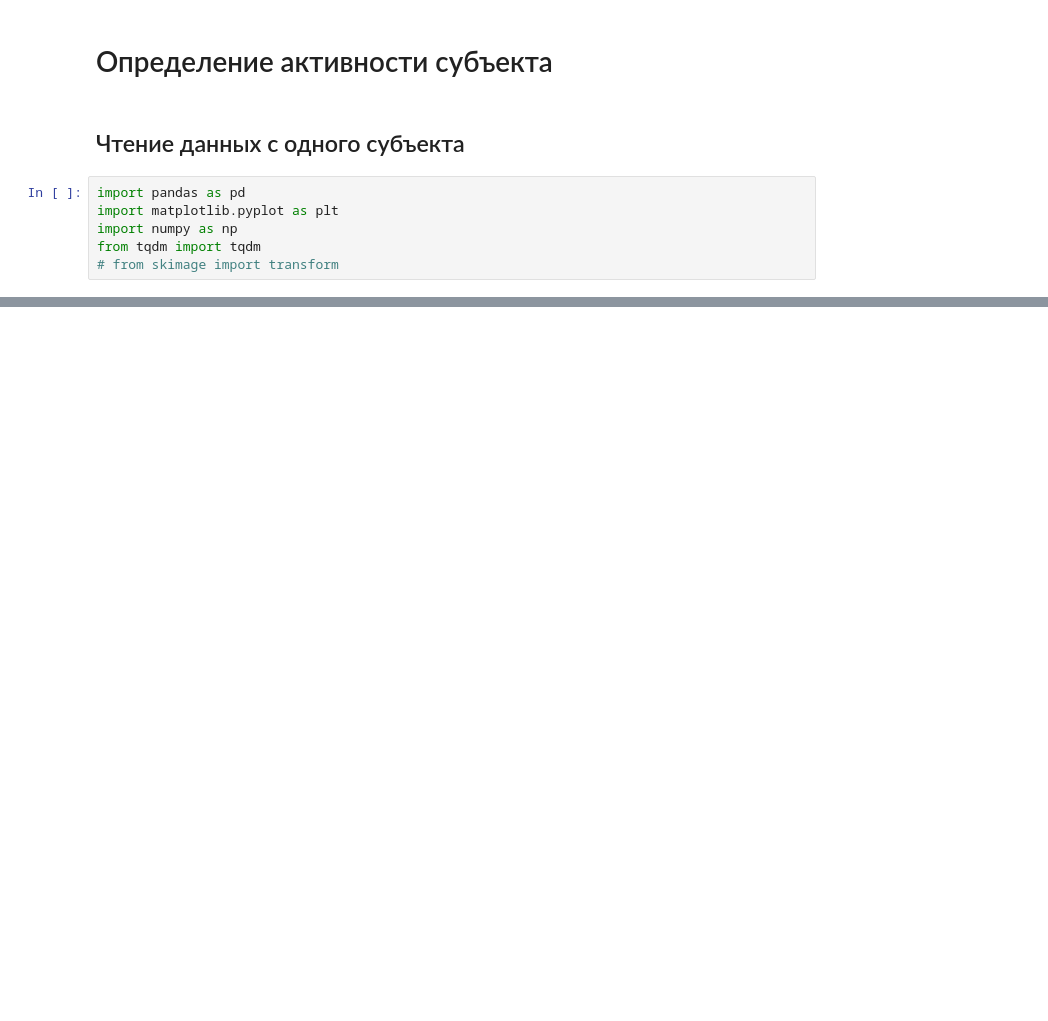
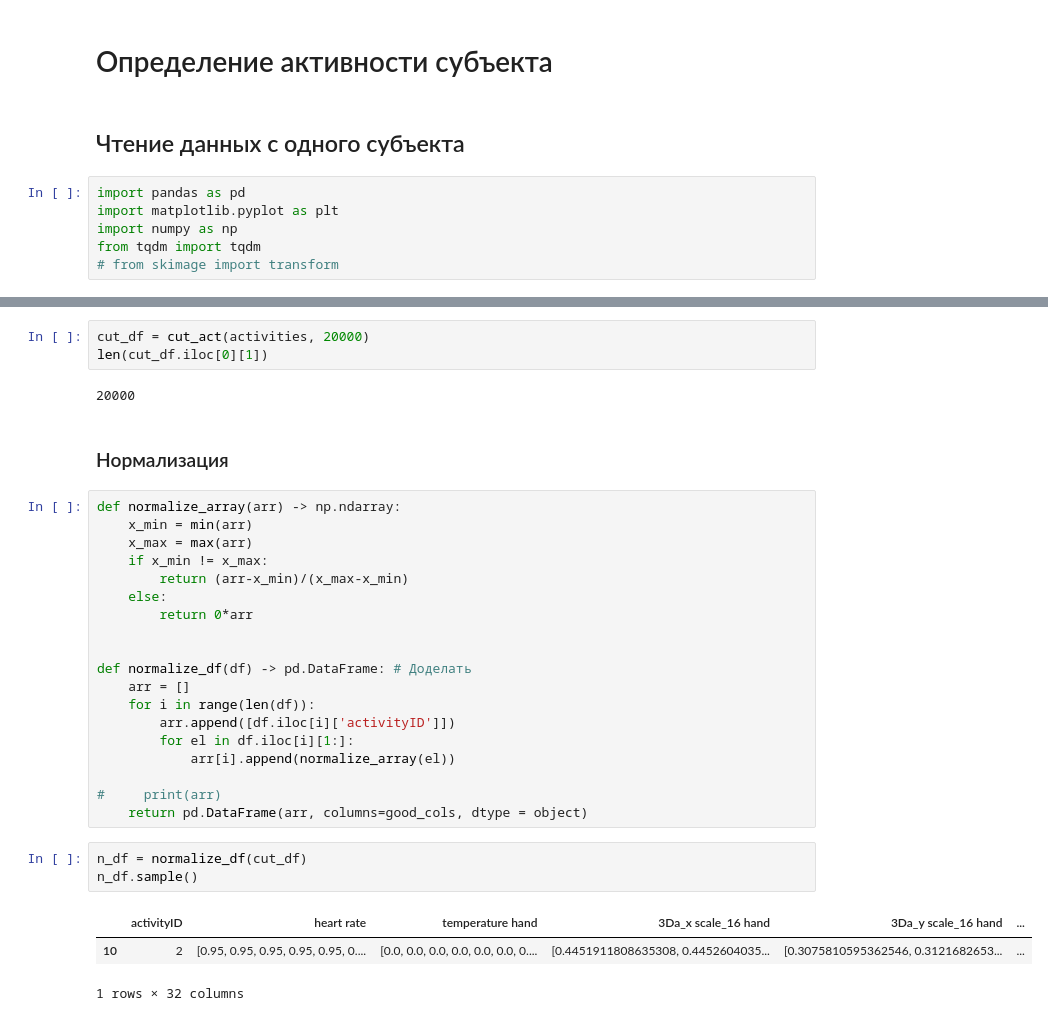
Before and after one commit to FL2107/signals_learning, a Jupyter notebook: read data.ipynb, the cells around one changed output, grey strips where cells are left out. Cells and saved outputs as stored; diff of their text form; blank space fills up the shorter version.

```diff
--- a/read data.ipynb
+++ b/read data.ipynb
@@ -152,0 +171,33 @@ array([0.47619048, 0.98305085, 0.56432584, 0.33756192, 0.28887681,
+# %%
+cut_df = cut_act(activities, 20000)
+len(cut_df.iloc[0][1])
+# %% [output]
+20000
+# %% [markdown]
+### Нормализация
+# %%
+def normalize_array(arr) -> np.ndarray:
+    x_min = min(arr)
+    x_max = max(arr)
+    if x_min != x_max:
+        return (arr-x_min)/(x_max-x_min)
+    else:
+        return 0*arr
+
+
+def normalize_df(df) -> pd.DataFrame: # Доделать
+    arr = []
+    for i in range(len(df)):
+        arr.append([df.iloc[i]['activityID']])
+        for el in df.iloc[i][1:]:
+            arr[i].append(normalize_array(el))
+
+#     print(arr)
+    return pd.DataFrame(arr, columns=good_cols, dtype = object)
+# %%
+n_df = normalize_df(cut_df)
+n_df.sample()
+# %% [output]
+|  | activityID | heart rate | temperature hand | 3Da_x scale_16 hand | 3Da_y scale_16 hand | ... |
+| 10 | 2 | [0.95, 0.95, 0.95, 0.95, 0.95, 0.... | [0.0, 0.0, 0.0, 0.0, 0.0, 0.0, 0.... | [0.4451911808635308, 0.4452604035... | [0.3075810595362546, 0.3121682653... | ... |
+1 rows × 32 columns
```
Also changed, not shown: parts of 44 cells of this notebook, 3 other files.
